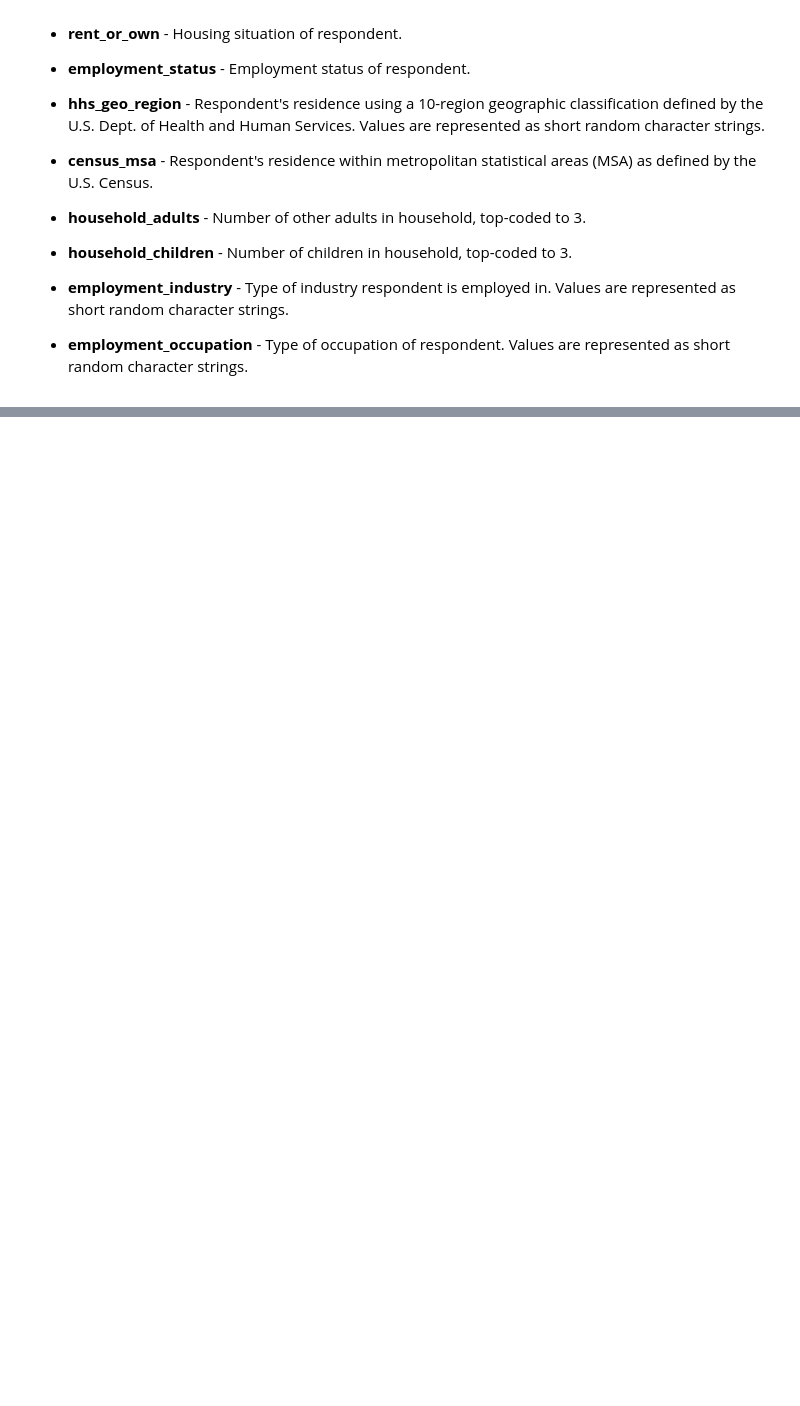
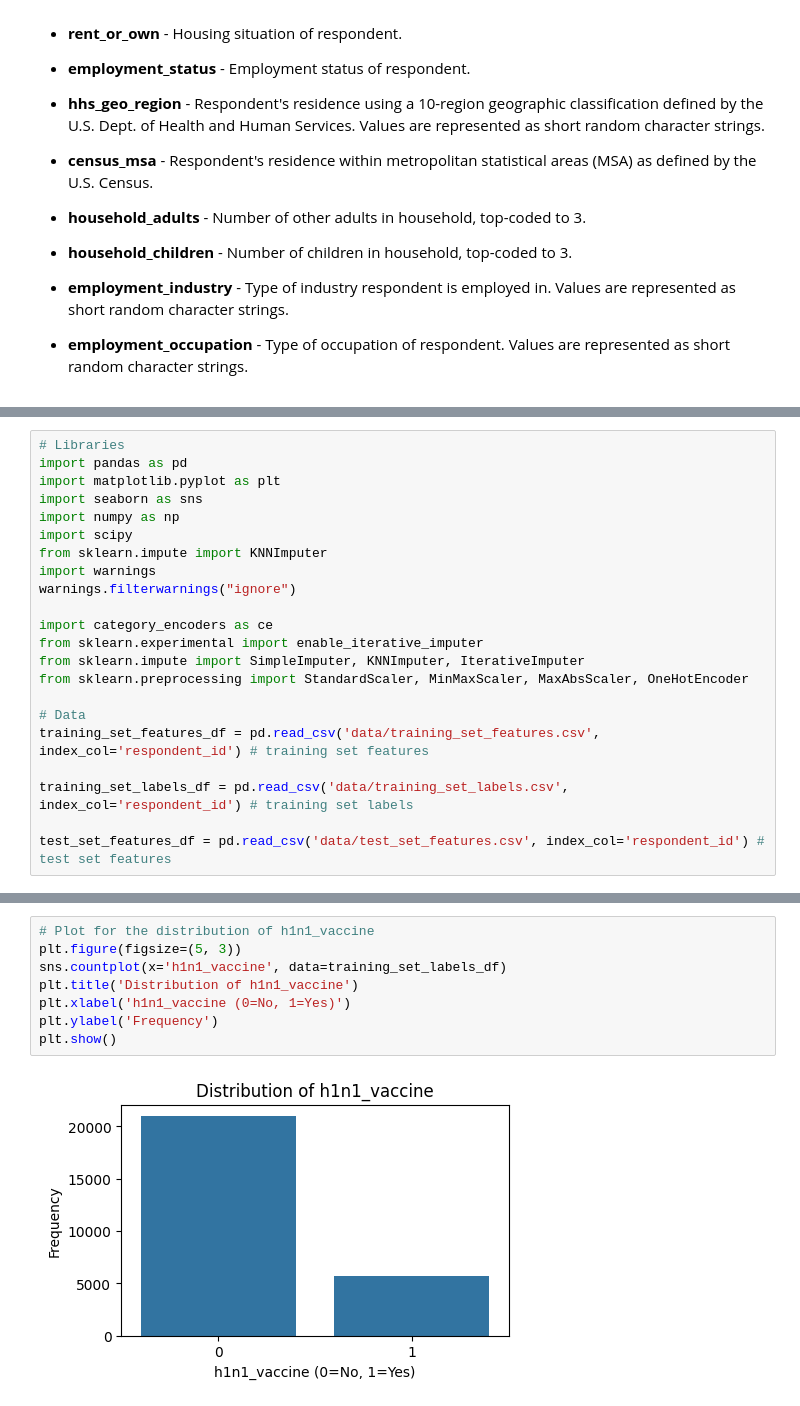
Before and after one commit to SERGI0HERREROS/MachineLearning, a Jupyter notebook: Exploratory data analysis.ipynb, the cells around one changed output, grey strips where cells are left out. Saved outputs shown, nothing was run; the diff lists cells and outputs as text; blank space fills up the shorter version.

```diff
--- a/Exploratory data analysis.ipynb
+++ b/Exploratory data analysis.ipynb
@@ -141,0 +118,22 @@ Exploratory Data Analysis (EDA) is a critical step in the data analysis process,
+# %%
+# Libraries
+import pandas as pd
+import matplotlib.pyplot as plt
+import seaborn as sns
+import numpy as np
+import scipy
+from sklearn.impute import KNNImputer
+import warnings
+warnings.filterwarnings("ignore")
+
+import category_encoders as ce
+from sklearn.experimental import enable_iterative_imputer
+from sklearn.impute import SimpleImputer, KNNImputer, IterativeImputer
+from sklearn.preprocessing import StandardScaler, MinMaxScaler, MaxAbsScaler, OneHotEncoder
+
+# Data
+training_set_features_df = pd.read_csv('data/training_set_features.csv', index_col='respondent_id') # training set features
+
+training_set_labels_df = pd.read_csv('data/training_set_labels.csv', index_col='respondent_id') # training set labels
+
+test_set_features_df = pd.read_csv('data/test_set_features.csv', index_col='respondent_id') # test set features
@@ -141,0 +268,10 @@ Exploratory Data Analysis (EDA) is a critical step in the data analysis process,
+# %%
+# Plot for the distribution of h1n1_vaccine
+plt.figure(figsize=(5, 3))
+sns.countplot(x='h1n1_vaccine', data=training_set_labels_df)
+plt.title('Distribution of h1n1_vaccine')
+plt.xlabel('h1n1_vaccine (0=No, 1=Yes)')
+plt.ylabel('Frequency')
+plt.show()
+# %% [output]
+[figure, added]
```
Also changed, not shown: parts of 52 cells of this notebook.
